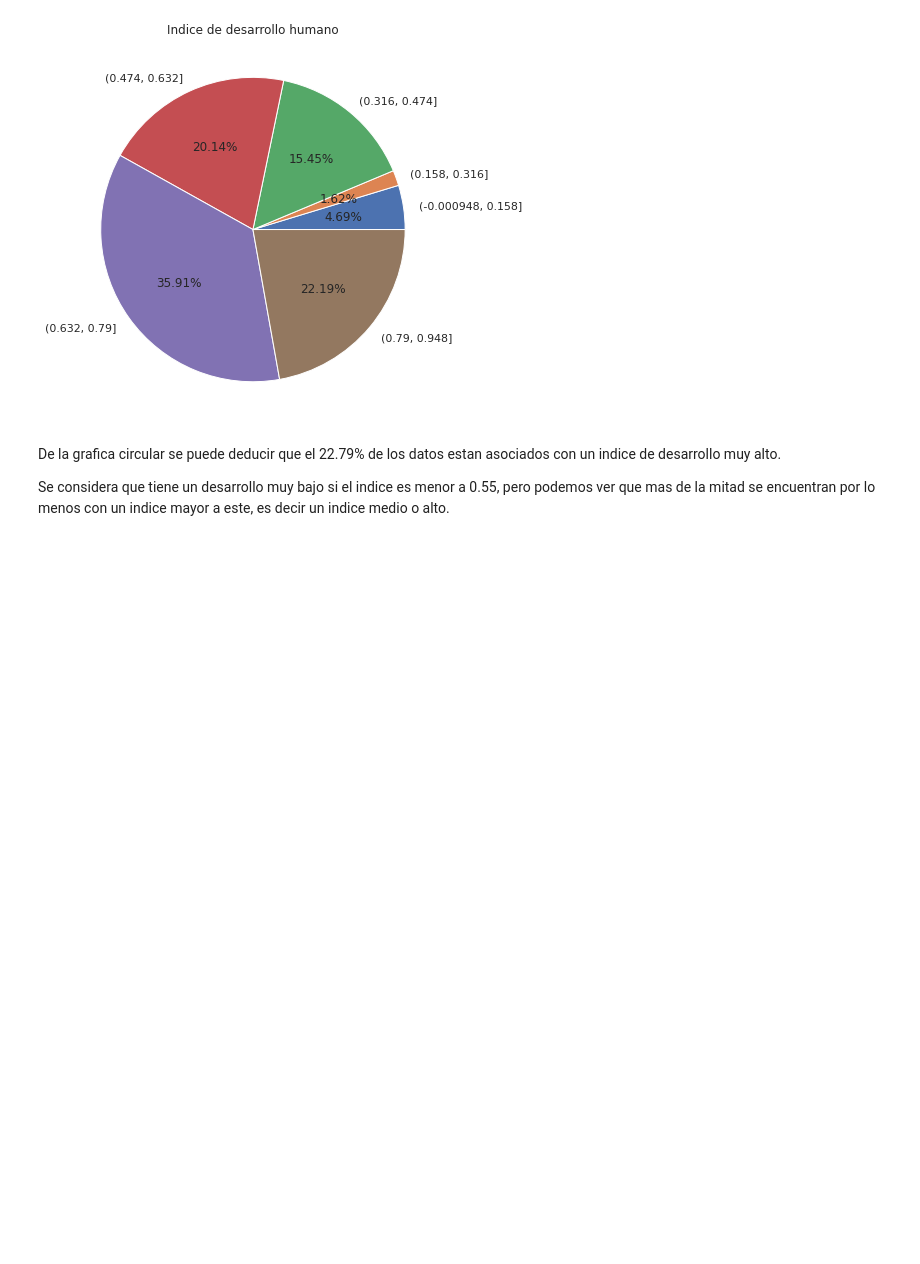
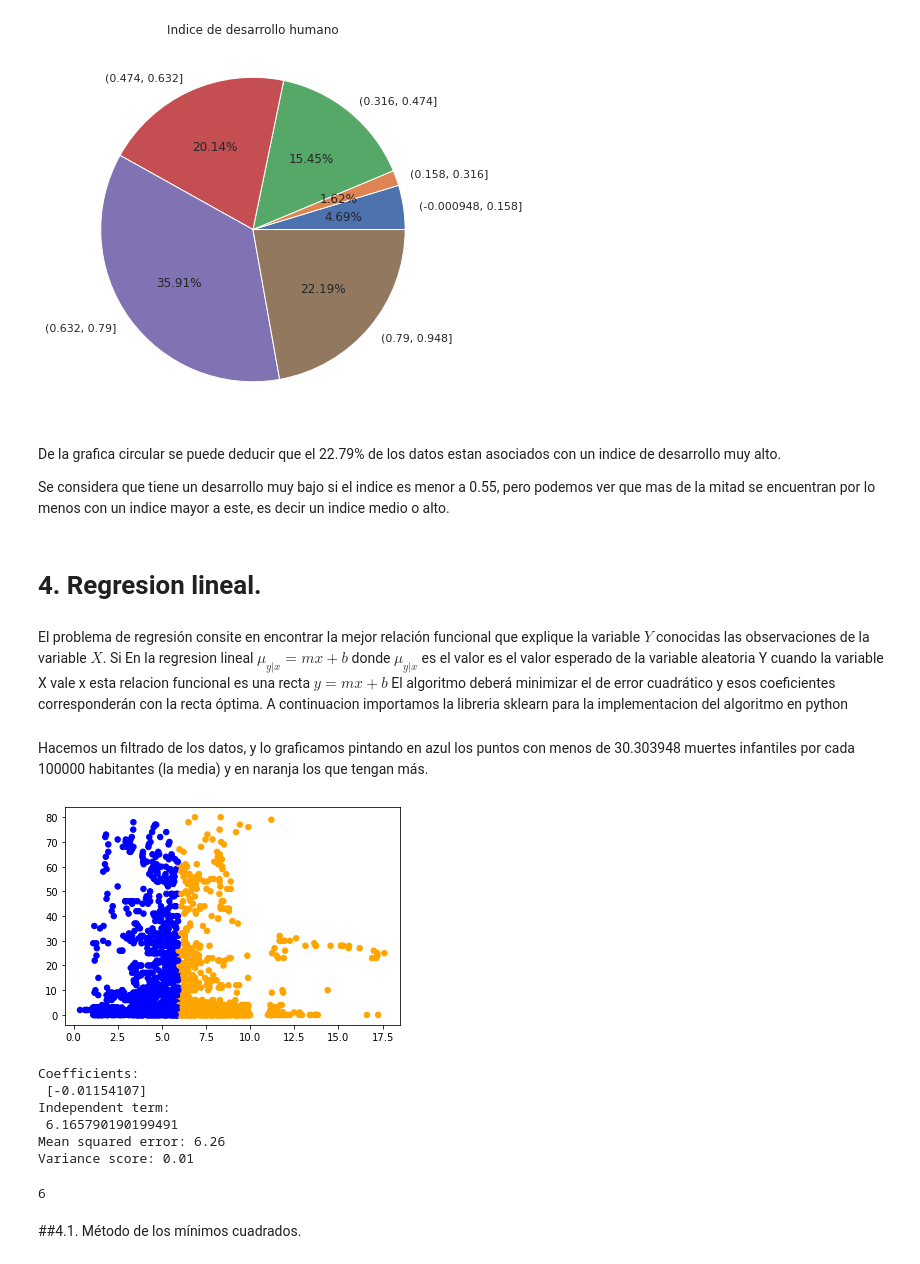
Before and after one commit to julianmoreno1123/Analitica-de-datos, a Jupyter notebook: Proyecto.ipynb, the cells around one changed output. Drawn from its saved outputs; the diff is of its cells as text; code cells hidden in the pictures; blank space fills up the shorter version.

Commit message:
Adicion de modelo de regresion lienal simple sobre muertes infantiles y gastos en salud

```diff
--- a/Proyecto.ipynb
+++ b/Proyecto.ipynb
@@ -454,3 +454,10 @@ plt.show()
 De la grafica circular se puede deducir que el 22.79% de los datos estan asociados con un indice de desarrollo muy alto.
 
 Se considera que tiene un desarrollo muy bajo si el indice es menor a 0.55, pero podemos ver que mas de la mitad se encuentran por lo menos con un indice mayor a este, es decir un indice medio o alto.
+# %% [markdown]
+# 4. Regresion lineal.
+# %% [markdown]
+El problema de regresión consite en encontrar la mejor relación funcional que explique la variable $Y$ conocidas las observaciones de la variable $X$. Si En la regresion lineal $\mu_{y|x}=mx+b$ donde $\mu_{y|x}$ es el valor es el valor esperado de la variable aleatoria Y cuando la variable X vale x
+esta relacion funcional es una recta $y=mx+b$
+El algoritmo deberá minimizar el de error cuadrático y esos coeficientes corresponderán con la recta óptima.
+A continuacion importamos la libreria sklearn para la implementacion del algoritmo en python
@@ -456,0 +467,67 @@ Se considera que tiene un desarrollo muy bajo si el indice es menor a 0.55, pero
+# %% [markdown]
+Hacemos un filtrado de los datos, y lo graficamos  pintando en azul los puntos con menos de 30.303948 muertes infantiles por cada 100000 habitantes (la media) y en naranja los que tengan más.
+# %%
+
+# Vamos a RECORTAR los datos en la zona donde se concentran más los puntos
+# esto es en el eje X: entre 0.2 y 1
+# y en el eje Y: entre 0 y 300
+filtered_df = df[(df['Total expenditure'] <=17.60000 ) & (df['infant deaths'] <= 80)]
+
+colores=['orange','blue']
+tamanios=[30,60]
+
+f1 = filtered_df['Total expenditure'].values
+f2 = filtered_df['infant deaths'].values
+
+# Vamos a pintar en colores los puntos por debajo y por encima de la media de Cantidad de Palabras
+asignar=[]
+for index, row in filtered_df.iterrows():
+    if(row['Total expenditure']>5.93819):
+        asignar.append(colores[0])
+    else:
+        asignar.append(colores[1])
+
+plt.scatter(f1, f2, c=asignar, s=tamanios[0])
+plt.show()
+# %% [output]
+[figure, added]
+# %%
+# Asignamos nuestra variable de entrada X para entrenamiento y las etiquetas Y.
+dataX =filtered_df[['infant deaths']]
+X_e = np.array(dataX)
+y_e = filtered_df['Total expenditure'].values
+
+# Creamos el objeto de Regresión Linear
+regr = linear_model.LinearRegression()
+
+# Entrenamos nuestro modelo
+regr.fit(X_e, y_e)
+
+# Hacemos las predicciones que en definitiva una línea (en este caso, al ser 2D)
+y_pred = regr.predict(X_e)
+
+# Veamos los coeficienetes obtenidos, En nuestro caso, serán la Tangente
+print('Coefficients: \n', regr.coef_)
+# Este es el valor donde corta el eje Y (en X=0)
+print('Independent term: \n', regr.intercept_)
+# Error Cuadrado Medio
+print("Mean squared error: %.2f" % mean_squared_error(y_e, y_pred))
+# Puntaje de Varianza. El mejor puntaje es un 1.0
+print('Variance score: %.2f' % r2_score(y_e, y_pred))
+# %% [output]
+Coefficients:
+ [-0.01154107]
+Independent term:
+ 6.165790190199491
+Mean squared error: 6.26
+Variance score: 0.01
+# %%
+#Vamos a comprobar:
+# Quiero predecir cuantas muesrtes infantiles se tendran con un gasto total de 7,
+# según nuestro modelo, hacemos:
+y_r = regr.predict([[7]])
+print(int(y_r))
+# %% [output]
+6
+# %% [markdown]
+##4.1. Método de los mínimos cuadrados.
```
Also changed, not shown: parts of 3 cells of this notebook.
